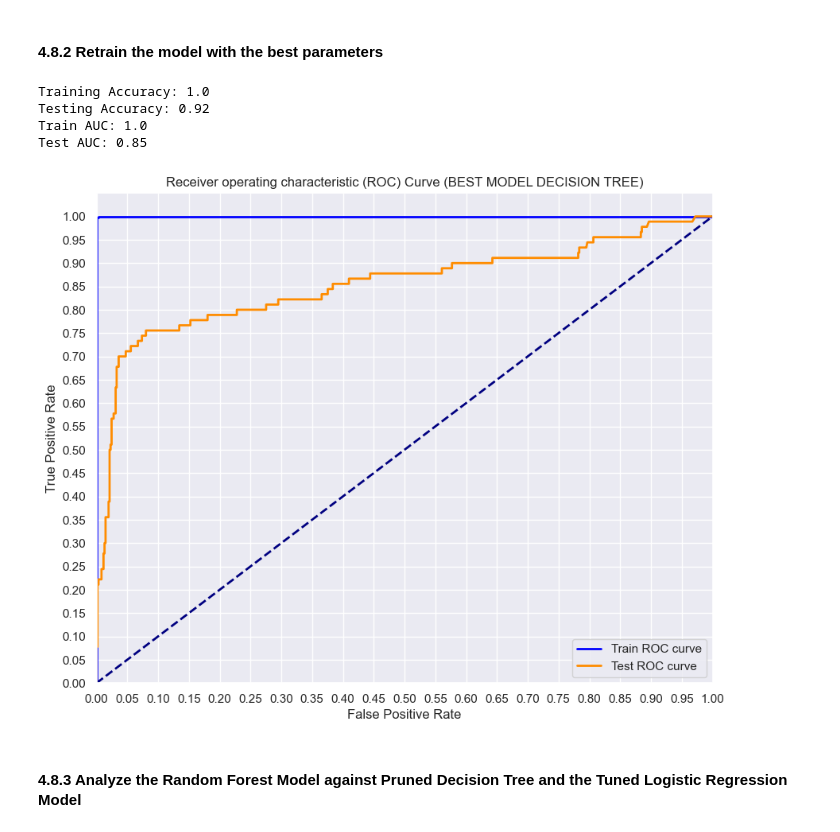
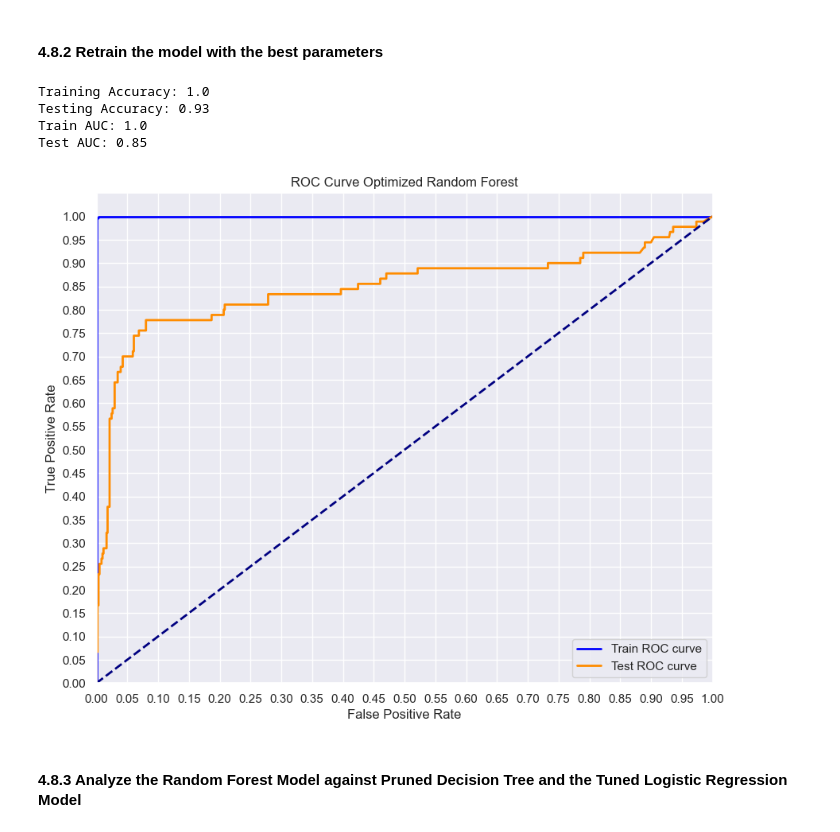
Before and after one commit to WambuiMunene/Phase-3-Project, a Jupyter notebook: index.ipynb, the cells around one changed output. Cells and saved outputs as stored; diff of their text form; code cells hidden in the pictures.

```diff
--- a/index.ipynb
+++ b/index.ipynb
@@ -1547,36 +1547,37 @@ train_fpr, train_tpr, train_thresholds = roc_curve(y_train_resampled,y_train_sco
 test_fpr, test_tpr, test_thresholds = roc_curve(y_test,y_test_score_tree)
 
 # Print the AUC for the train and test sets
 rf_train_AUC = round(auc(train_fpr, train_tpr), 2)
 rf_test_AUC = round(auc(test_fpr, test_tpr), 2)
 print('Train AUC:', rf_train_AUC)
 print('Test AUC:', rf_test_AUC)
 
 # Plot the ROC curve
 plt.figure(figsize=(10, 8))
 lw = 2
 
 plt.plot(train_fpr, train_tpr, color='blue',
          lw=lw, label='Train ROC curve')
 plt.plot(test_fpr, test_tpr, color='darkorange',
          lw=lw, label='Test ROC curve')
 
 plt.plot([0, 1], [0, 1], color='navy', lw=lw, linestyle='--')
 plt.xlim([0.0, 1.0])
 plt.ylim([0.0, 1.05])
 plt.yticks([i/20.0 for i in range(21)])
 plt.xticks([i/20.0 for i in range(21)])
 plt.xlabel('False Positive Rate')
 plt.ylabel('True Positive Rate')
-plt.title('Receiver operating characteristic (ROC) Curve (BEST MODEL DECISION TREE)')
+plt.title('ROC Curve Optimized Random Forest')
+plt.savefig('ROC_Curve_Optimized_Random_Forest')
 plt.legend(loc='lower right')
 plt.show()
 # %% [output]
 Training Accuracy: 1.0
-Testing Accuracy: 0.92
+Testing Accuracy: 0.93
 Train AUC: 1.0
 Test AUC: 0.85
-[figure, old version]
+[figure, new version]
 # %% [markdown]
 #### 4.8.3 Analyze the Random Forest Model against Pruned Decision Tree and the Tuned Logistic Regression Model
 # %%
```
Also changed, not shown: parts of 17 cells of this notebook, 4 other files.
